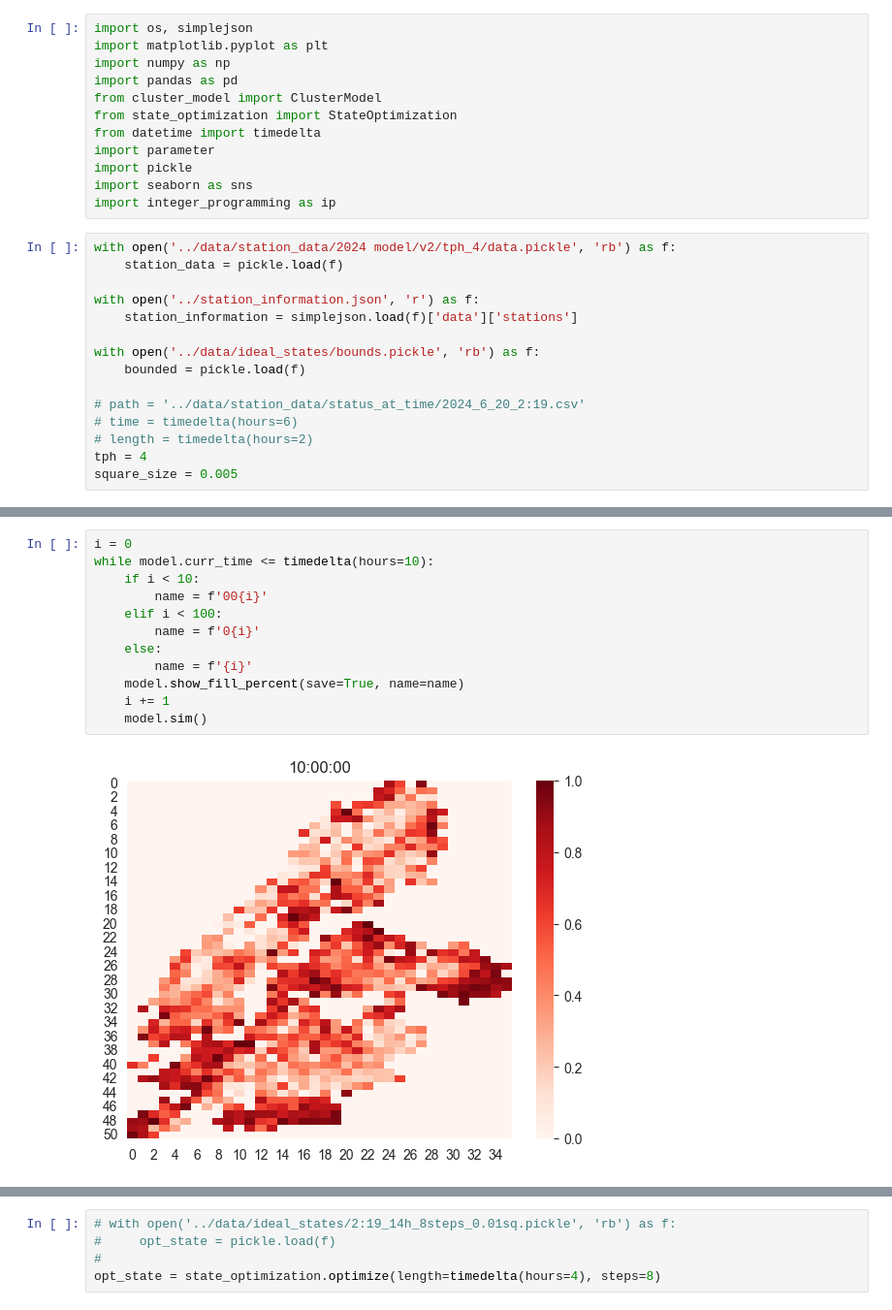
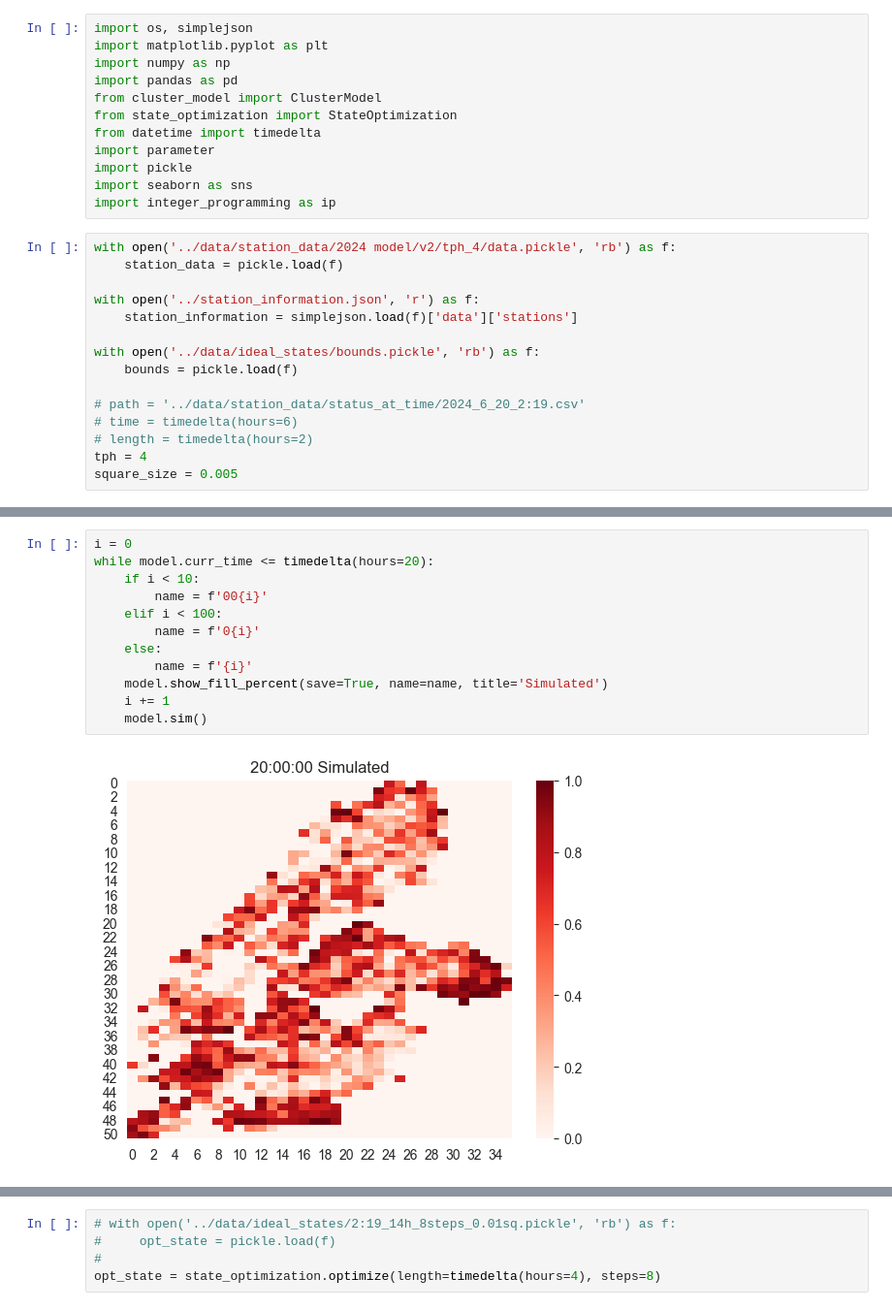
Before and after one commit to jarrettreimers/CSUREMM, a Jupyter notebook: cluster_model/cluster_model_testing.ipynb, the cells around one changed output, grey strips where cells are left out. Shown at 97% size. Drawn from its saved outputs; the diff is of its cells as text.

```diff
--- a/cluster_model/cluster_model_testing.ipynb
+++ b/cluster_model/cluster_model_testing.ipynb
@@ -18,7 +18,7 @@ with open('../station_information.json', 'r') as f:
     station_information = simplejson.load(f)['data']['stations']
 
 with open('../data/ideal_states/bounds.pickle', 'rb') as f:
-    bounded = pickle.load(f)
+    bounds = pickle.load(f)
 
 # path = '../data/station_data/status_at_time/2024_6_20_2:19.csv'
 # time = timedelta(hours=6)
@@ -122,17 +219,17 @@ for i, file in enumerate(files[::3]):
 # %%
 i = 0
-while model.curr_time <= timedelta(hours=10):
+while model.curr_time <= timedelta(hours=20):
     if i < 10:
         name = f'00{i}'
     elif i < 100:
         name = f'0{i}'
     else:
         name = f'{i}'
-    model.show_fill_percent(save=True, name=name)
+    model.show_fill_percent(save=True, name=name, title='Simulated')
     i += 1
     model.sim()
 # %% [output]
-[figure, old version]
+[figure, new version]
 # %%
 os.system(f'magick images/fill/*.png fill_sim_9th_6-10.gif')
 os.system(f'magick images/fill_2/*.png fill_real_9th_6-10.gif')
```
Also changed, not shown: parts of 23 cells of this notebook, 8 other files.
